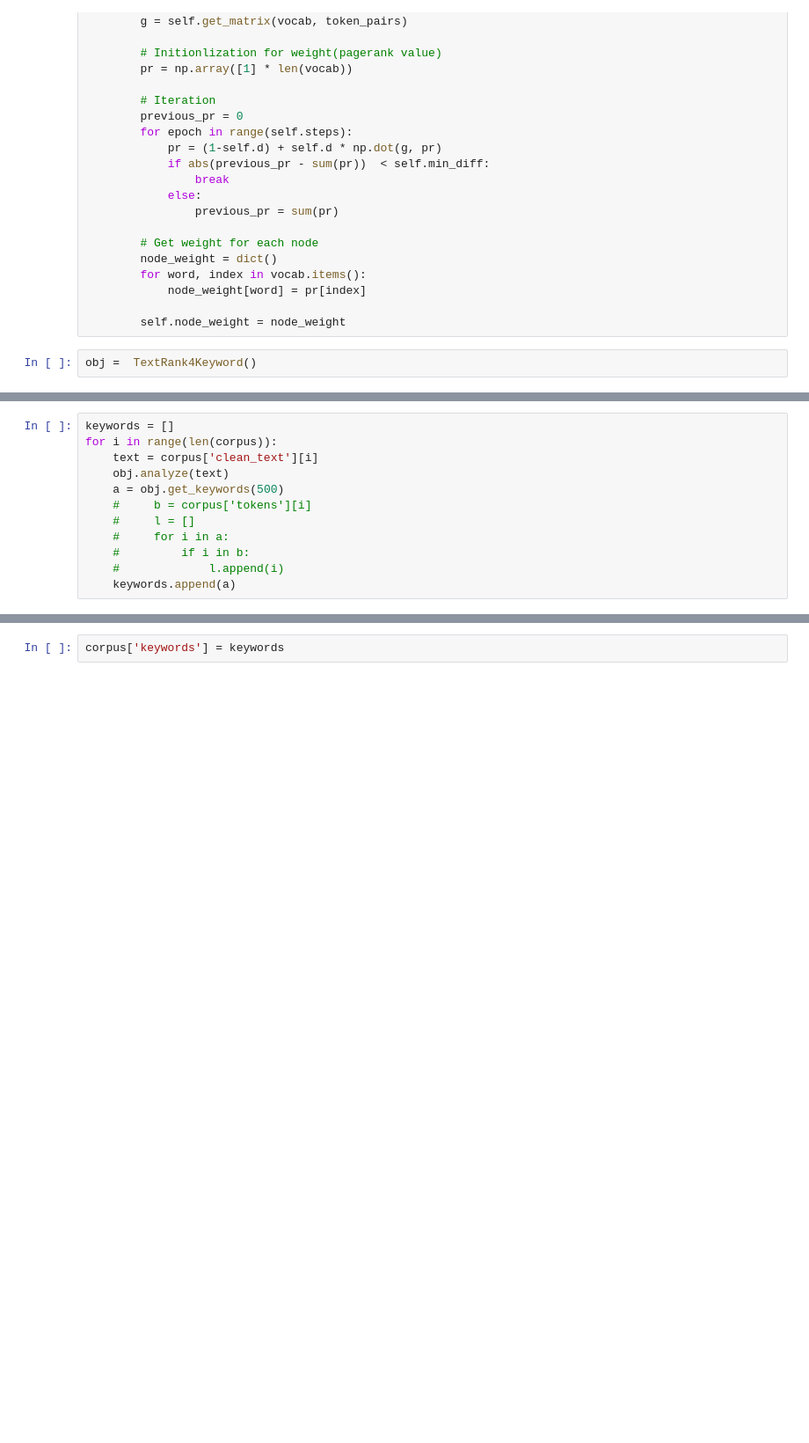
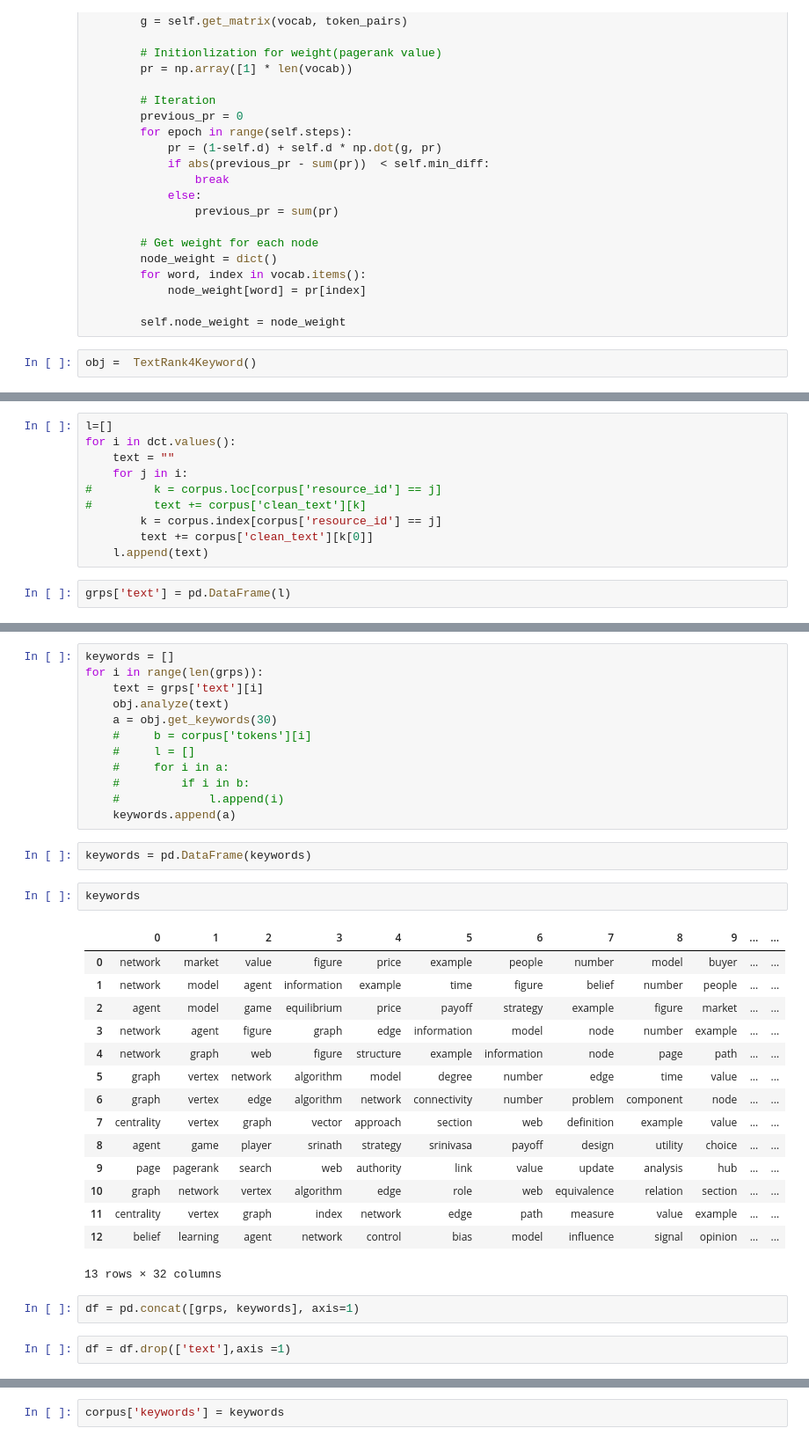
Before and after one commit to kartiks22/competency_maps_testing, a Jupyter notebook: pre-processing with text_rank.ipynb, the cells around one changed output, grey strips where cells are left out. Shown at 88% size. Saved outputs shown, nothing was run; the diff lists cells and outputs as text; blank space fills up the shorter version.

```diff
--- a/pre-processing with text_rank.ipynb
+++ b/pre-processing with text_rank.ipynb
@@ -305,0 +577,12 @@ obj =  TextRank4Keyword()
+# %%
+l=[]
+for i in dct.values():
+    text = ""
+    for j in i:
+#         k = corpus.loc[corpus['resource_id'] == j]
+#         text += corpus['clean_text'][k]
+        k = corpus.index[corpus['resource_id'] == j]
+        text += corpus['clean_text'][k[0]]
+    l.append(text)
+# %%
+grps['text'] = pd.DataFrame(l)
@@ -306,12 +606,36 @@ obj =  TextRank4Keyword()
 # %%
 keywords = []
-for i in range(len(corpus)):
-    text = corpus['clean_text'][i]
+for i in range(len(grps)):
+    text = grps['text'][i]
     obj.analyze(text)
-    a = obj.get_keywords(500)
+    a = obj.get_keywords(30)
     #     b = corpus['tokens'][i]
     #     l = []
     #     for i in a:
     #         if i in b:
     #             l.append(i)
     keywords.append(a)
+# %%
+keywords = pd.DataFrame(keywords)
+# %%
+keywords
+# %% [output]
+|  | 0 | 1 | 2 | 3 | 4 | 5 | 6 | 7 | 8 | 9 | ... | ... |
+| 0 | network | market | value | figure | price | example | people | number | model | buyer | ... | ... |
+| 1 | network | model | agent | information | example | time | figure | belief | number | people | ... | ... |
+| 2 | agent | model | game | equilibrium | price | payoff | strategy | example | figure | market | ... | ... |
+| 3 | network | agent | figure | graph | edge | information | model | node | number | example | ... | ... |
+| 4 | network | graph | web | figure | structure | example | information | node | page | path | ... | ... |
+| 5 | graph | vertex | network | algorithm | model | degree | number | edge | time | value | ... | ... |
+| 6 | graph | vertex | edge | algorithm | network | connectivity | number | problem | component | node | ... | ... |
+| 7 | centrality | vertex | graph | vector | approach | section | web | definition | example | value | ... | ... |
+| 8 | agent | game | player | srinath | strategy | srinivasa | payoff | design | utility | choice | ... | ... |
+| 9 | page | pagerank | search | web | authority | link | value | update | analysis | hub | ... | ... |
+| 10 | graph | network | vertex | algorithm | edge | role | web | equivalence | relation | section | ... | ... |
+| 11 | centrality | vertex | graph | index | network | edge | path | measure | value | example | ... | ... |
+| 12 | belief | learning | agent | network | control | bias | model | influence | signal | opinion | ... | ... |
+13 rows × 32 columns
+# %%
+df = pd.concat([grps, keywords], axis=1)
+# %%
+df = df.drop(['text'],axis =1)
```
Also changed, not shown: parts of 36 cells of this notebook, 4 other files.
